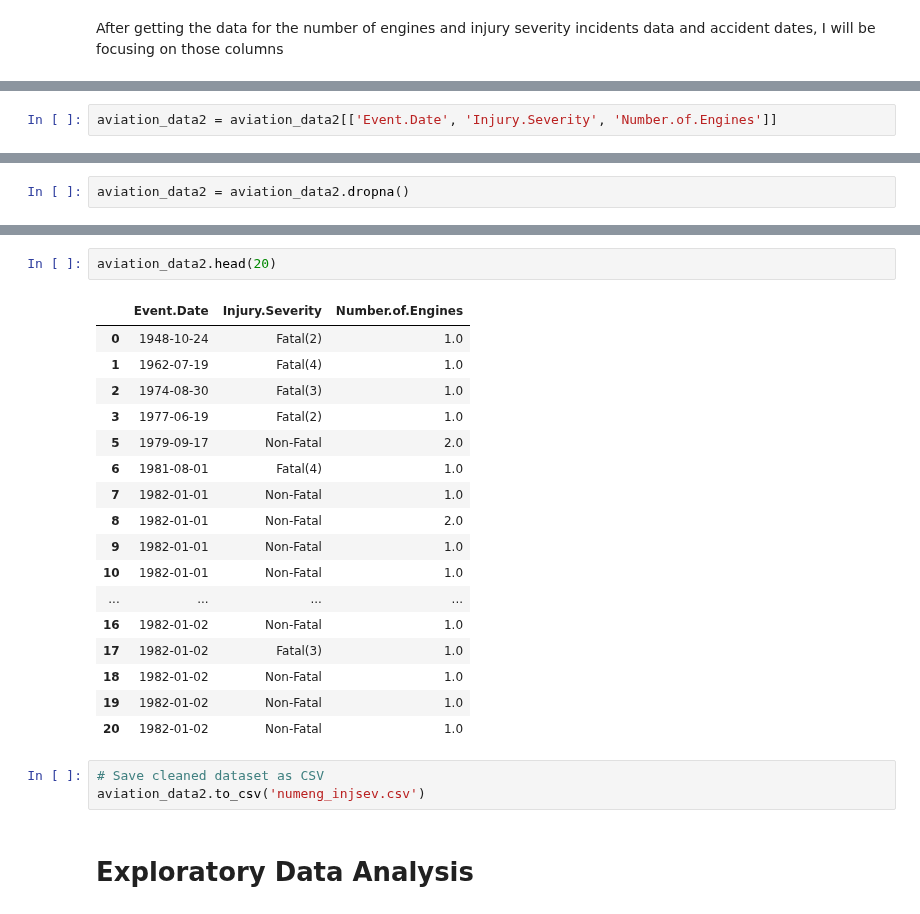
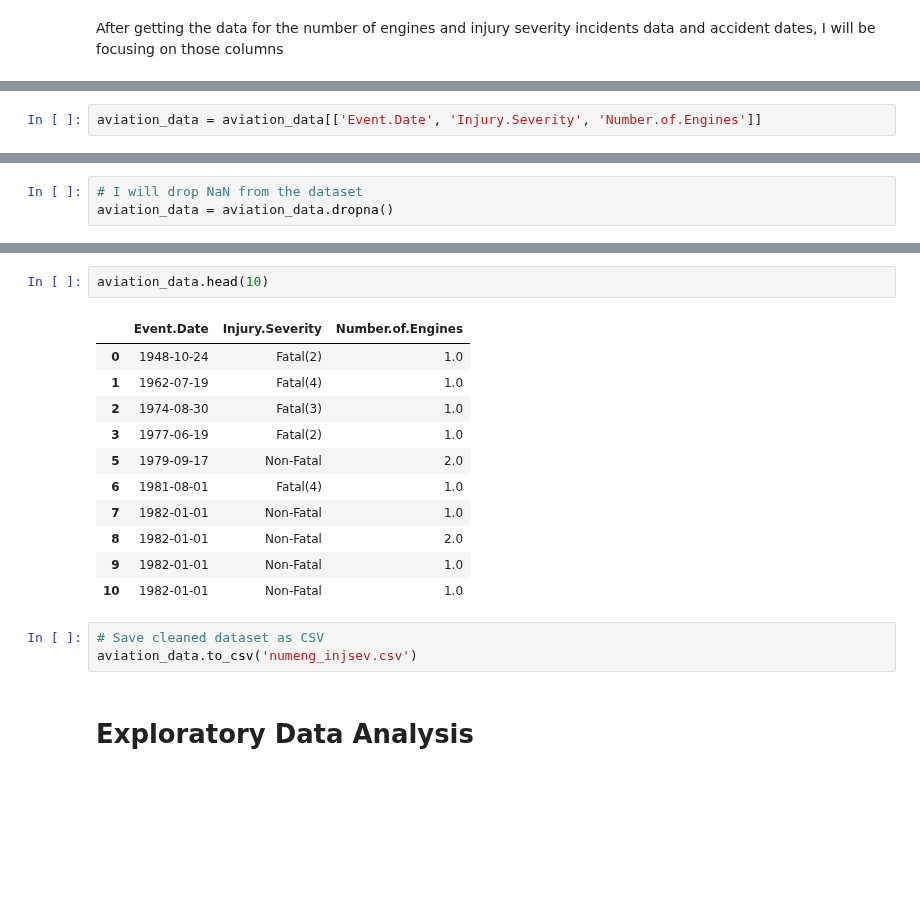
Before and after one commit to BlackXWulf/Flying-Through-The-Years, a Jupyter notebook: Phase1Project.ipynb, the cells around one changed output, grey strips where cells are left out. Cells and saved outputs as stored; diff of their text form; blank space fills up the shorter version.

```diff
--- a/Phase1Project.ipynb
+++ b/Phase1Project.ipynb
@@ -150,5 +133,5 @@ Index(['Event.Id', 'Investigation.Type', 'Accident.Number', 'Event.Date',
        'Publication.Date', 'Accident Date'],
       dtype='object')
 # %%
-aviation_data2 = aviation_data2[['Event.Date', 'Injury.Severity', 'Number.of.Engines']]
+aviation_data = aviation_data[['Event.Date', 'Injury.Severity', 'Number.of.Engines']]
 # %%
@@ -168,5 +151,6 @@ aviation_data2
 | 90347 | 2022-12-29 | Minor | NaN |
 90348 rows × 3 columns
 # %%
-aviation_data2 = aviation_data2.dropna()
+# I will drop NaN from the dataset
+aviation_data = aviation_data.dropna()
 # %%
@@ -186,28 +170,22 @@ aviation_data2
 | 90345 | 2022-12-26 | Non-Fatal | 1.0 |
 82526 rows × 3 columns
 # %%
-aviation_data2.head(20)
+aviation_data.head(10)
 # %% [output]
 |  | Event.Date | Injury.Severity | Number.of.Engines |
 | 0 | 1948-10-24 | Fatal(2) | 1.0 |
 | 1 | 1962-07-19 | Fatal(4) | 1.0 |
 | 2 | 1974-08-30 | Fatal(3) | 1.0 |
 | 3 | 1977-06-19 | Fatal(2) | 1.0 |
 | 5 | 1979-09-17 | Non-Fatal | 2.0 |
 | 6 | 1981-08-01 | Fatal(4) | 1.0 |
 | 7 | 1982-01-01 | Non-Fatal | 1.0 |
 | 8 | 1982-01-01 | Non-Fatal | 2.0 |
 | 9 | 1982-01-01 | Non-Fatal | 1.0 |
 | 10 | 1982-01-01 | Non-Fatal | 1.0 |
-| ... | ... | ... | ... |
-| 16 | 1982-01-02 | Non-Fatal | 1.0 |
-| 17 | 1982-01-02 | Fatal(3) | 1.0 |
-| 18 | 1982-01-02 | Non-Fatal | 1.0 |
-| 19 | 1982-01-02 | Non-Fatal | 1.0 |
-| 20 | 1982-01-02 | Non-Fatal | 1.0 |
 # %%
 # Save cleaned dataset as CSV
-aviation_data2.to_csv('numeng_injsev.csv')
+aviation_data.to_csv('numeng_injsev.csv')
 # %% [markdown]
 # Exploratory Data Analysis
 # %% [markdown]
```
Also changed, not shown: parts of 6 cells of this notebook.
